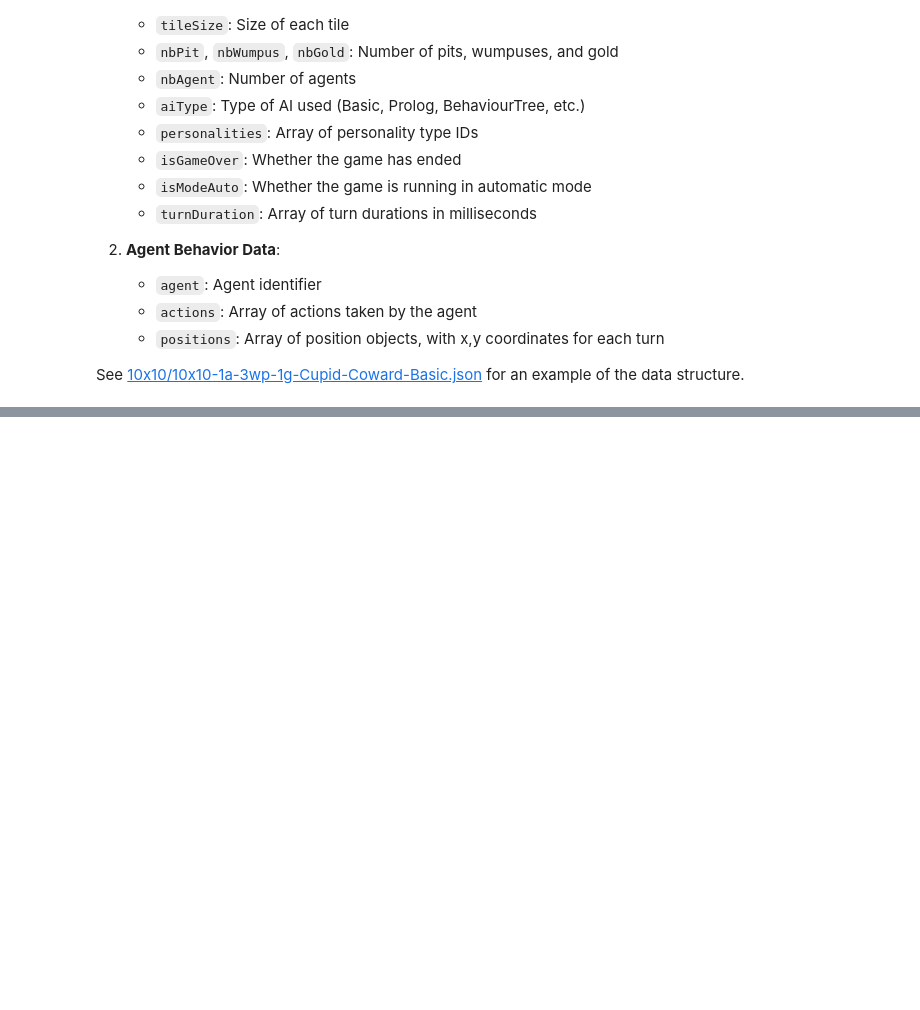
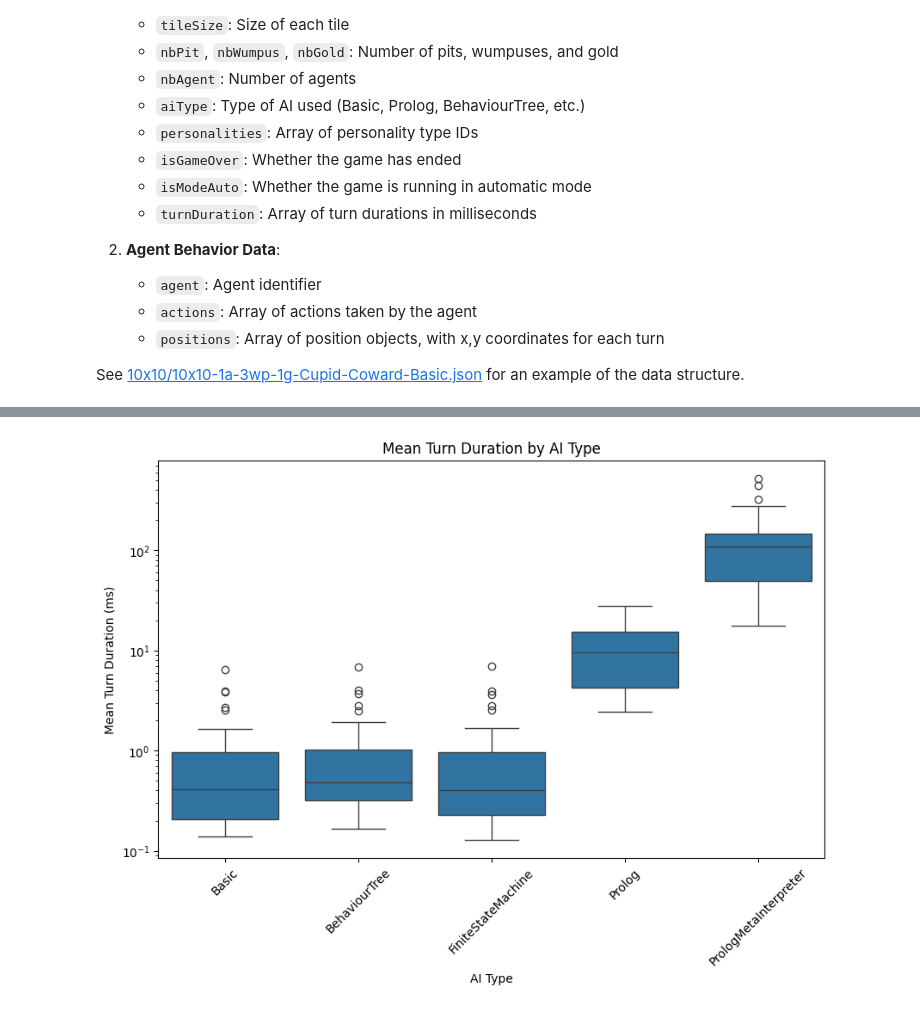
Before and after one commit to lapeyrade/WumpusWorld, a Jupyter notebook: data/data_analysis.ipynb, the cells around one changed output, grey strips where cells are left out. Drawn from its saved outputs; the diff is of its cells as text; code cells hidden in the pictures; blank space fills up the shorter version.

Commit message:
split figures into singles files and save files as PDF

```diff
--- a/data/data_analysis.ipynb
+++ b/data/data_analysis.ipynb
@@ -509,0 +253,12 @@ Ascetic-Coward      41.52    15475.05 293.73           0.36
+# %%
+plt.figure(figsize=(10, 6))
+sns.boxplot(x="ai_type", y="mean_turn", data=df)
+plt.title("Mean Turn Duration by AI Type")
+plt.yscale("log")
+plt.xticks(rotation=45)
+plt.xlabel("AI Type")
+plt.ylabel("Mean Turn Duration (ms)")
+plt.savefig('./figures/ai_type_mean_turn.pdf')
+plt.show()
+# %% [output]
+[figure, added]
```
Also changed, not shown: parts of 25 cells of this notebook, 11 other files.
